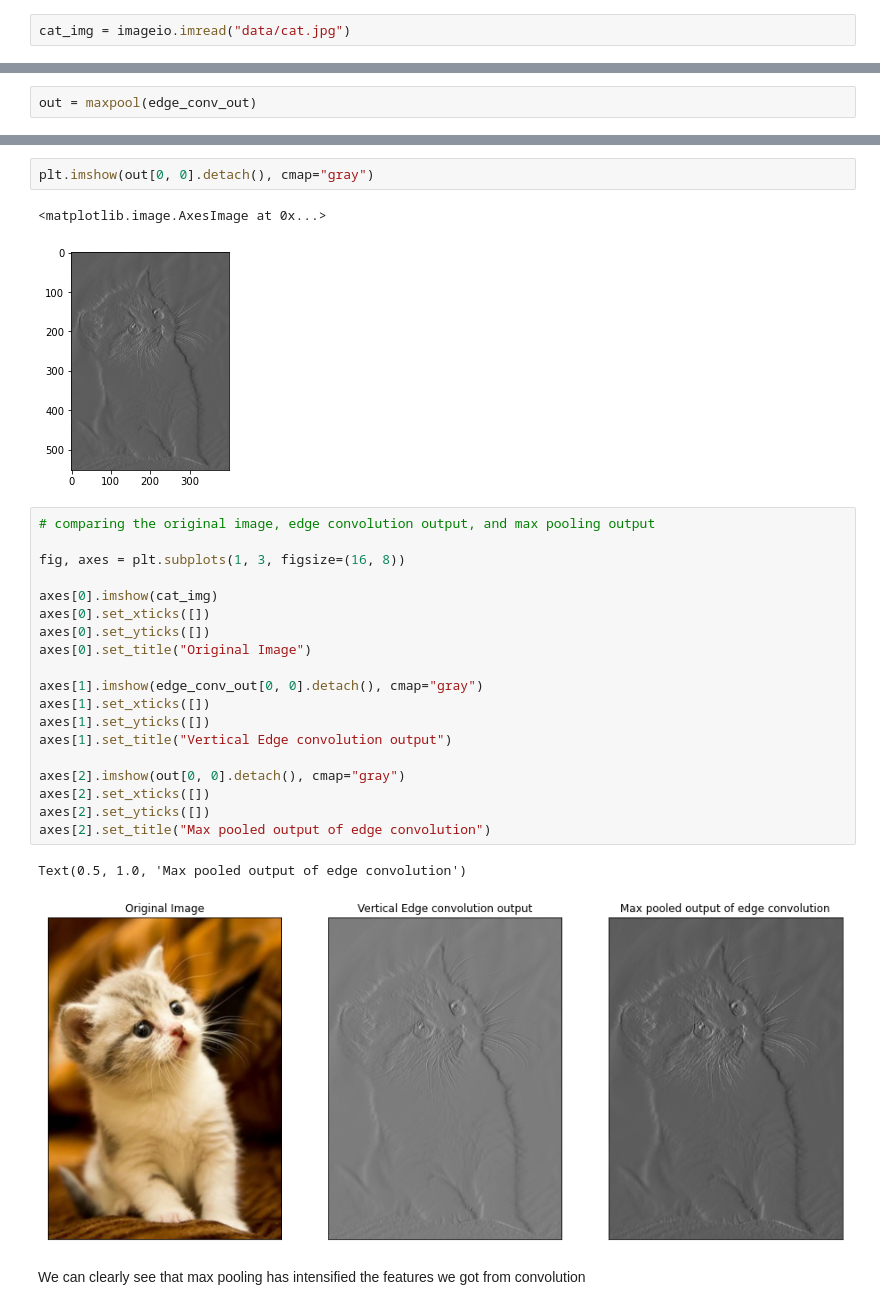
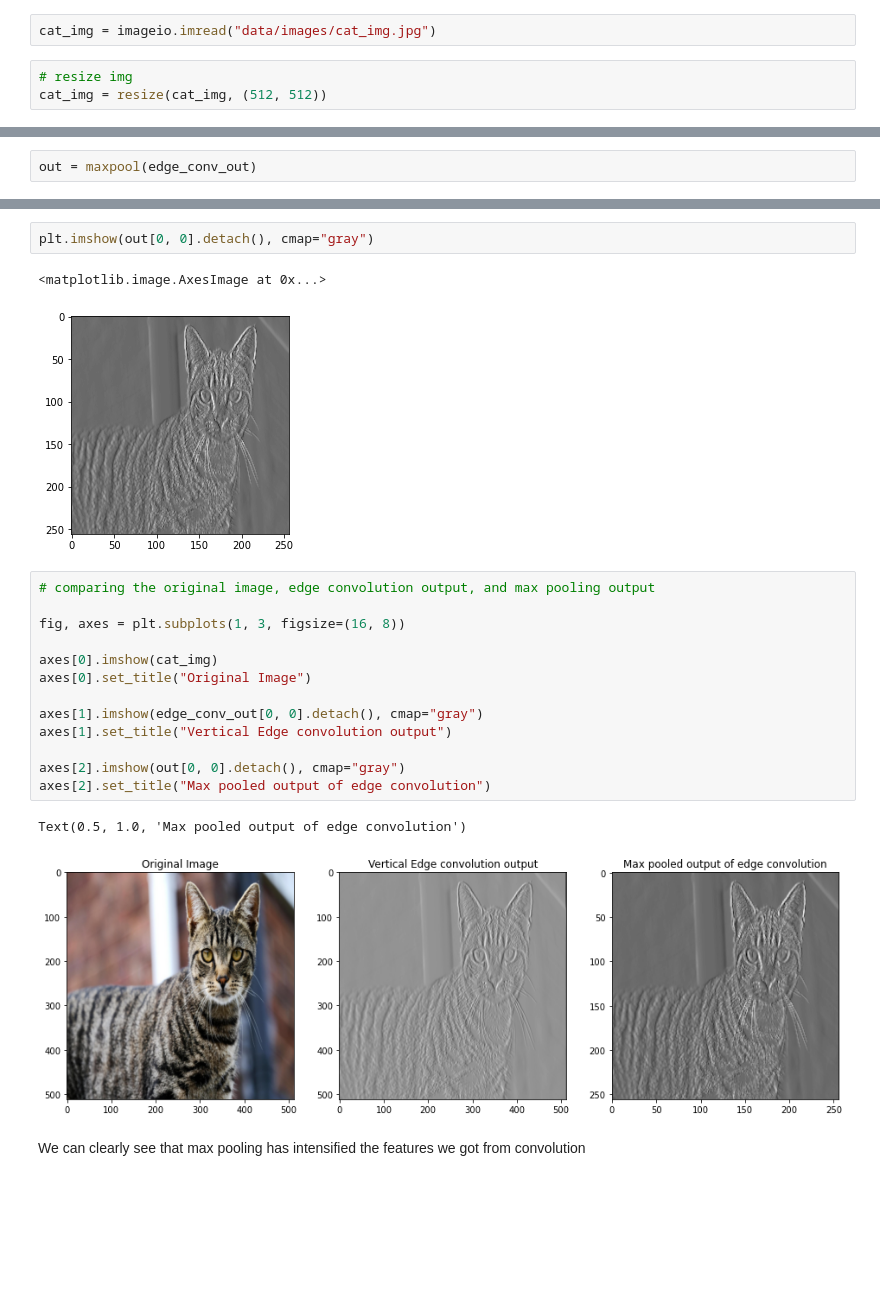
Before and after one commit to wingedrasengan927/pytorch-tutorials, a Jupyter notebook: pytorch basics/CNNs.ipynb, the cells around one changed output, grey strips where cells are left out. Drawn from its saved outputs; the diff is of its cells as text; blank space fills up the shorter version.

```diff
--- a/pytorch basics/CNNs.ipynb
+++ b/pytorch basics/CNNs.ipynb
@@ -21,7 +21,10 @@ import matplotlib.pyplot as plt
 import imageio
 from skimage.transform import resize
 # %%
-cat_img = imageio.imread("data/cat.jpg")
+cat_img = imageio.imread("data/images/cat_img.jpg")
+# %%
+# resize img
+cat_img = resize(cat_img, (512, 512))
 # %%
 plt.imshow(cat_img)
 # %% [output]
@@ -152,29 +159,23 @@ torch.Size([1, 1, 552, 400])
 plt.imshow(out[0, 0].detach(), cmap="gray")
 # %% [output]
 <matplotlib.image.AxesImage at 0x...>
-[figure, old version]
+[figure, new version]
 # %%
 # comparing the original image, edge convolution output, and max pooling output
 
 fig, axes = plt.subplots(1, 3, figsize=(16, 8))
 
 axes[0].imshow(cat_img)
-axes[0].set_xticks([])
-axes[0].set_yticks([])
 axes[0].set_title("Original Image")
 
 axes[1].imshow(edge_conv_out[0, 0].detach(), cmap="gray")
-axes[1].set_xticks([])
-axes[1].set_yticks([])
 axes[1].set_title("Vertical Edge convolution output")
 
 axes[2].imshow(out[0, 0].detach(), cmap="gray")
-axes[2].set_xticks([])
-axes[2].set_yticks([])
 axes[2].set_title("Max pooled output of edge convolution")
 # %% [output]
 Text(0.5, 1.0, 'Max pooled output of edge convolution')
-[figure, old version]
+[figure, new version]
 # %% [markdown]
 We can clearly see that max pooling has intensified the features we got from convolution
 # %% [markdown]
```
Also changed, not shown: parts of 18 cells of this notebook, 5 other files.
